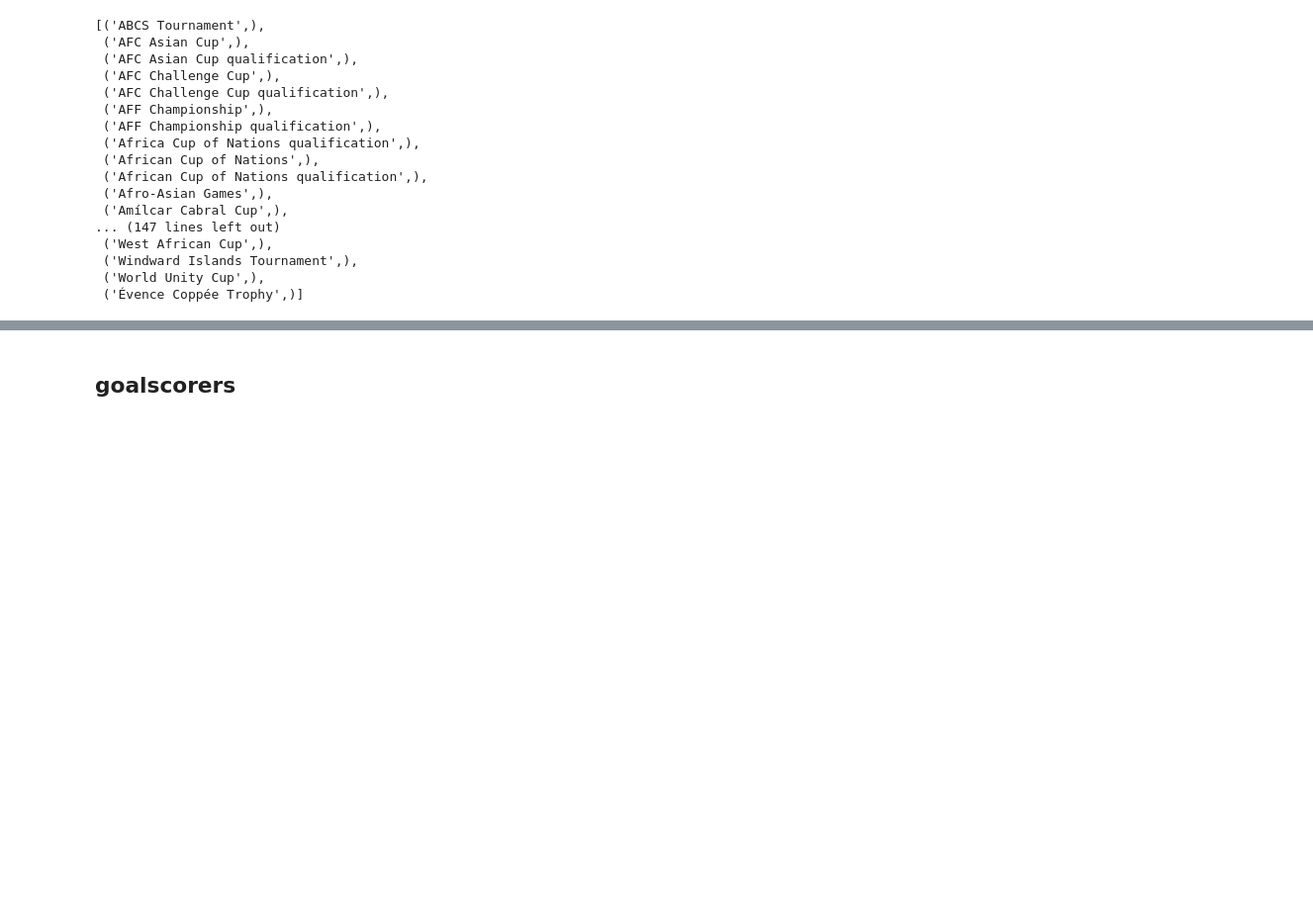
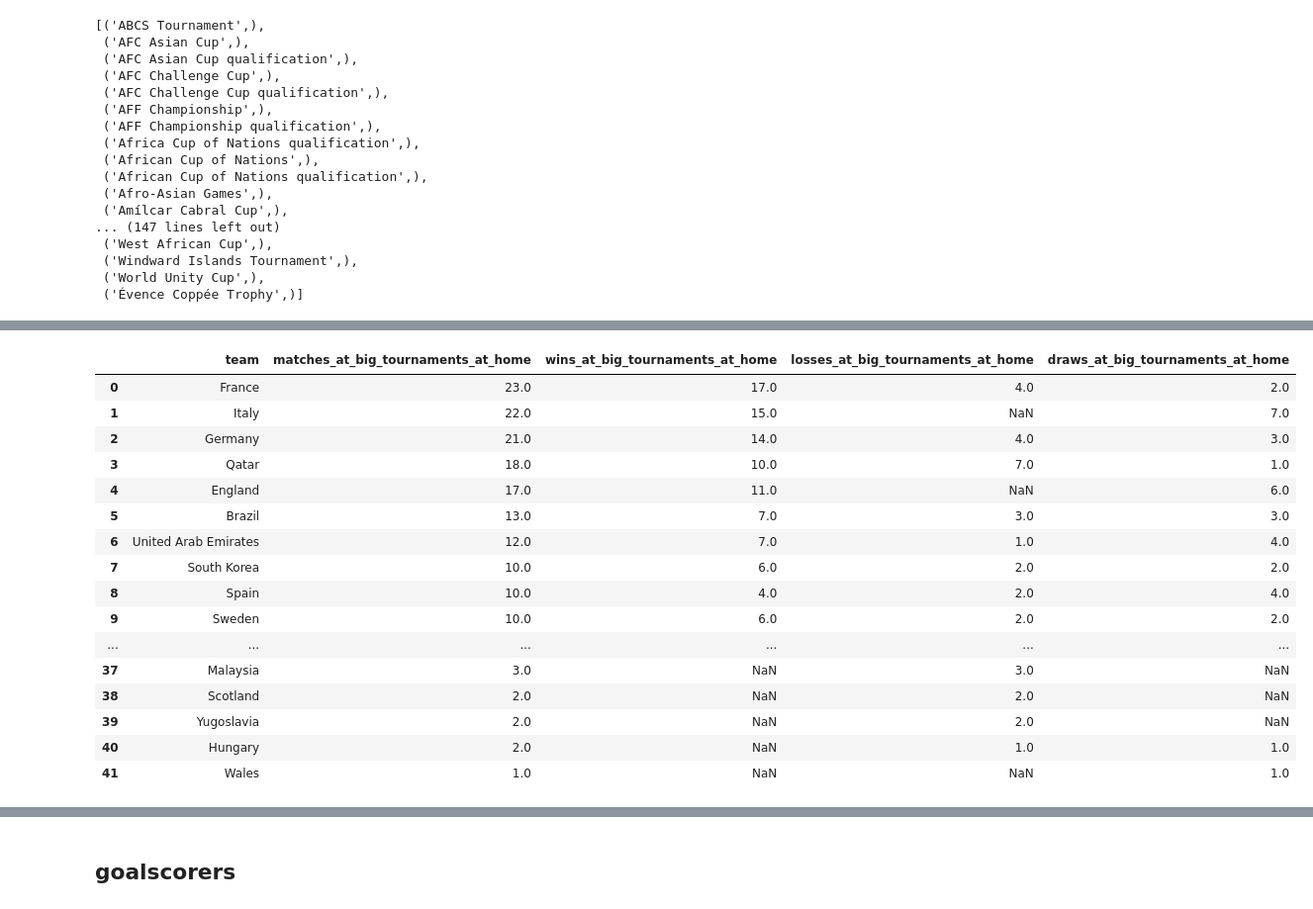
Before and after one commit to RickSpringer/International_Football-1872-2024, a Jupyter notebook: 240318_international_football_analysis.ipynb, the cells around one changed output, grey strips where cells are left out. Shown: that part at 99% size. Cells and saved outputs as stored; diff of their text form; code cells hidden in the pictures; blank space fills up the shorter version.

```diff
--- a/240318_international_football_analysis.ipynb
+++ b/240318_international_football_analysis.ipynb
@@ -196,0 +401,7 @@ Name: tournament, Length: 327, dtype: object
+# %%
+df_matches = pd.read_sql(query_matches_at_big_tournaments, connection, index_col='team')
+df_wins = pd.read_sql(query_wins_at_big_tournaments, connection, index_col='team')
+df_losses = pd.read_sql(query_losses_at_big_tournaments, connection, index_col='team')
+df_draws = pd.read_sql(query_draws_at_big_tournaments, connection, index_col='team')
+# %%
+big_tournament_df = df_matches.join([df_wins, df_losses, df_draws], how='outer')
@@ -196,0 +429,22 @@ Name: tournament, Length: 327, dtype: object
+# %%
+big_tournament_df.reset_index(inplace=True)
+# %%
+big_tournament_df
+# %% [output]
+|  | team | matches_at_big_tournaments_at_home | wins_at_big_tournaments_at_home | losses_at_big_tournaments_at_home | draws_at_big_tournaments_at_home |
+| 0 | France | 23.0 | 17.0 | 4.0 | 2.0 |
+| 1 | Italy | 22.0 | 15.0 | NaN | 7.0 |
+| 2 | Germany | 21.0 | 14.0 | 4.0 | 3.0 |
+| 3 | Qatar | 18.0 | 10.0 | 7.0 | 1.0 |
+| 4 | England | 17.0 | 11.0 | NaN | 6.0 |
+| 5 | Brazil | 13.0 | 7.0 | 3.0 | 3.0 |
+| 6 | United Arab Emirates | 12.0 | 7.0 | 1.0 | 4.0 |
+| 7 | South Korea | 10.0 | 6.0 | 2.0 | 2.0 |
+| 8 | Spain | 10.0 | 4.0 | 2.0 | 4.0 |
+| 9 | Sweden | 10.0 | 6.0 | 2.0 | 2.0 |
+| ... | ... | ... | ... | ... | ... |
+| 37 | Malaysia | 3.0 | NaN | 3.0 | NaN |
+| 38 | Scotland | 2.0 | NaN | 2.0 | NaN |
+| 39 | Yugoslavia | 2.0 | NaN | 2.0 | NaN |
+| 40 | Hungary | 2.0 | NaN | 1.0 | 1.0 |
+| 41 | Wales | 1.0 | NaN | NaN | 1.0 |
```
Also changed, not shown: parts of 27 cells of this notebook, 1 other file.
